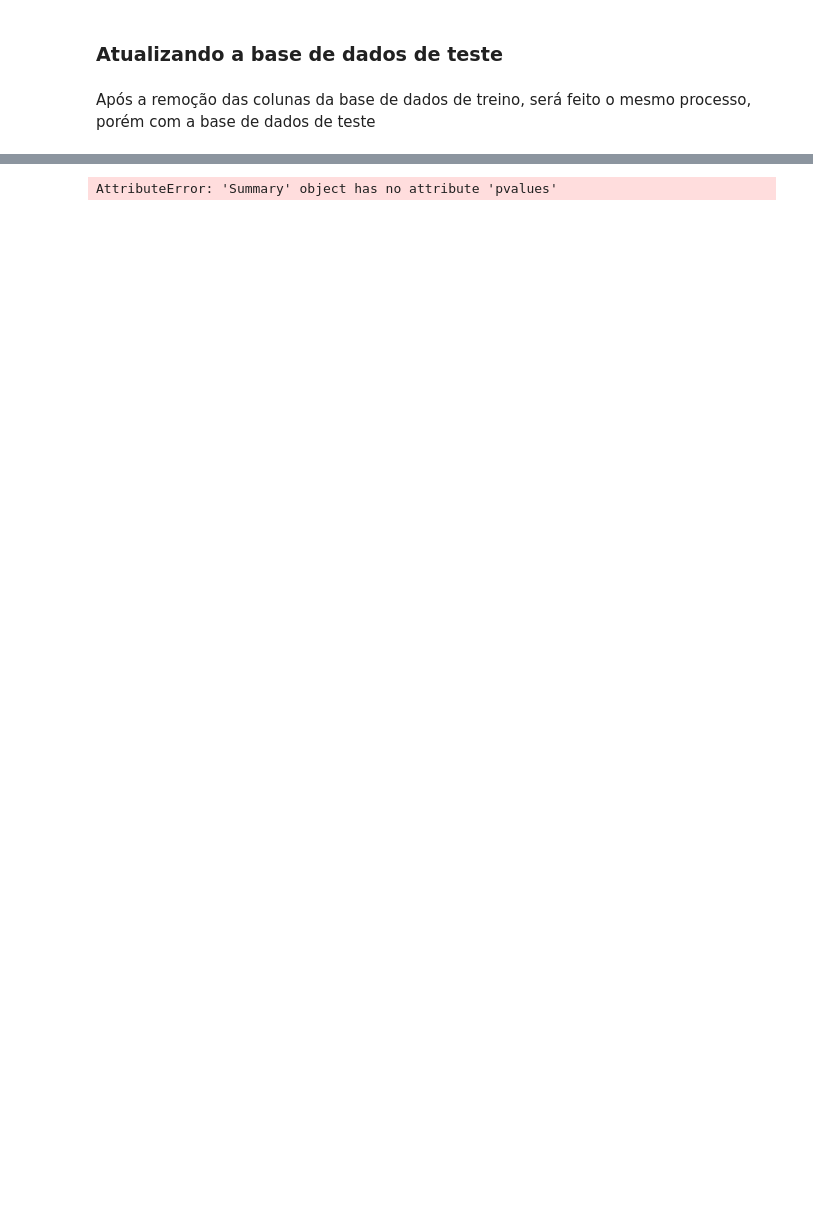
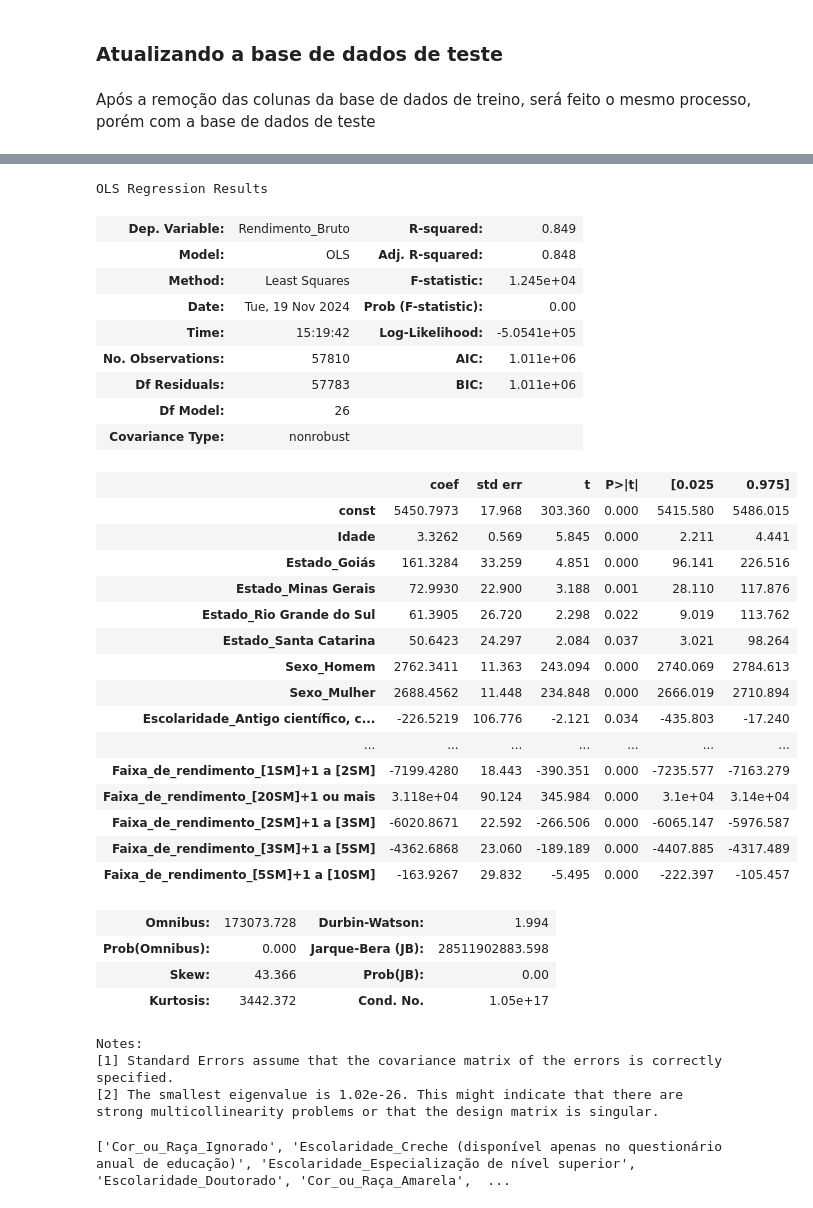
Before and after one commit to jlbrasileiro/Projeto-3---Ci-ncia-dos-Dados---2024.2, a Jupyter notebook: compilando_projetos.ipynb, the cells around one changed output, grey strips where cells are left out. Drawn from its saved outputs; the diff is of its cells as text; code cells hidden in the pictures; blank space fills up the shorter version.

Commit message:
Função pra retirar os valores do

```diff
--- a/compilando_projetos.ipynb
+++ b/compilando_projetos.ipynb
@@ -1510,4 +692,58 @@ strong multicollinearity problems or that the design matrix is singular.
-# %%
-x_test22, perdeu = remove_maior(regressao_teste21, x_test21)
-# %% [output]
-AttributeError: 'Summary' object has no attribute 'pvalues'
+# %%
+def maior_valor_p(model):
+    valores_p = model.pvalues.drop('const')
+    return valores_p.idxmax(), valores_p.max()
+
+removidos = []
+
+# Loop para tirar os valores maiores que 0.05
+while True:
+    modelo = regress(y_test, x_test)
+    coluna, valor = maior_valor_p(modelo)
+    removidos.append(coluna)
+    if valor < 0.05:
+        break
+    x_test = x_test.drop(columns=[coluna])
+
+# Modelo final
+modelo_final = regress(y_test, x_test)
+modelo_final.summary()
+# %% [output]
+OLS Regression Results
+| Dep. Variable: | Rendimento_Bruto | R-squared: | 0.849 |
+| Model: | OLS | Adj. R-squared: | 0.848 |
+| Method: | Least Squares | F-statistic: | 1.245e+04 |
+| Date: | Tue, 19 Nov 2024 | Prob (F-statistic): | 0.00 |
+| Time: | 15:19:42 | Log-Likelihood: | -5.0541e+05 |
+| No. Observations: | 57810 | AIC: | 1.011e+06 |
+| Df Residuals: | 57783 | BIC: | 1.011e+06 |
+| Df Model: | 26 |  |  |
+| Covariance Type: | nonrobust |  |  |
+|  | coef | std err | t | P>|t| | [0.025 | 0.975] |
+| const | 5450.7973 | 17.968 | 303.360 | 0.000 | 5415.580 | 5486.015 |
+| Idade | 3.3262 | 0.569 | 5.845 | 0.000 | 2.211 | 4.441 |
+| Estado_Goiás | 161.3284 | 33.259 | 4.851 | 0.000 | 96.141 | 226.516 |
+| Estado_Minas Gerais | 72.9930 | 22.900 | 3.188 | 0.001 | 28.110 | 117.876 |
+| Estado_Rio Grande do Sul | 61.3905 | 26.720 | 2.298 | 0.022 | 9.019 | 113.762 |
+| Estado_Santa Catarina | 50.6423 | 24.297 | 2.084 | 0.037 | 3.021 | 98.264 |
+| Sexo_Homem | 2762.3411 | 11.363 | 243.094 | 0.000 | 2740.069 | 2784.613 |
+| Sexo_Mulher | 2688.4562 | 11.448 | 234.848 | 0.000 | 2666.019 | 2710.894 |
+| Escolaridade_Antigo científico, c... | -226.5219 | 106.776 | -2.121 | 0.034 | -435.803 | -17.240 |
+| ... | ... | ... | ... | ... | ... | ... |
+| Faixa_de_rendimento_[1SM]+1 a [2SM] | -7199.4280 | 18.443 | -390.351 | 0.000 | -7235.577 | -7163.279 |
+| Faixa_de_rendimento_[20SM]+1 ou mais | 3.118e+04 | 90.124 | 345.984 | 0.000 | 3.1e+04 | 3.14e+04 |
+| Faixa_de_rendimento_[2SM]+1 a [3SM] | -6020.8671 | 22.592 | -266.506 | 0.000 | -6065.147 | -5976.587 |
+| Faixa_de_rendimento_[3SM]+1 a [5SM] | -4362.6868 | 23.060 | -189.189 | 0.000 | -4407.885 | -4317.489 |
+| Faixa_de_rendimento_[5SM]+1 a [10SM] | -163.9267 | 29.832 | -5.495 | 0.000 | -222.397 | -105.457 |
+| Omnibus: | 173073.728 | Durbin-Watson: | 1.994 |
+| Prob(Omnibus): | 0.000 | Jarque-Bera (JB): | 28511902883.598 |
+| Skew: | 43.366 | Prob(JB): | 0.00 |
+| Kurtosis: | 3442.372 | Cond. No. | 1.05e+17 |
+Notes:
+[1] Standard Errors assume that the covariance matrix of the errors is correctly specified.
+[2] The smallest eigenvalue is 1.02e-26. This might indicate that there are
+strong multicollinearity problems or that the design matrix is singular.
+# %%
+print(removidos)
+# %% [output]
+['Cor_ou_Raça_Ignorado', 'Escolaridade_Creche (disponível apenas no questionário anual de educação)', 'Escolaridade_Especialização de nível superior', 'Escolaridade_Doutorado', 'Cor_ou_Raça_Amarela',  ...
```
Also changed, not shown: parts of 35 cells of this notebook.
